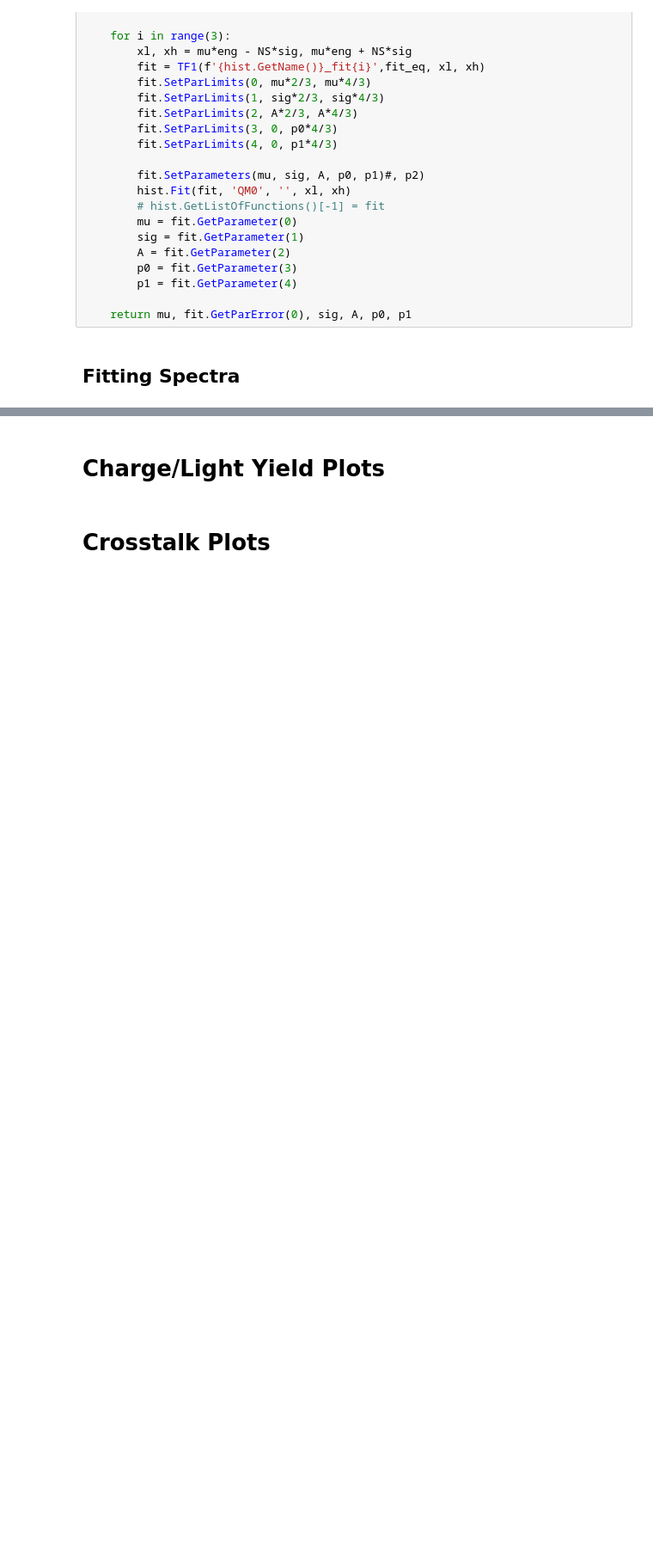
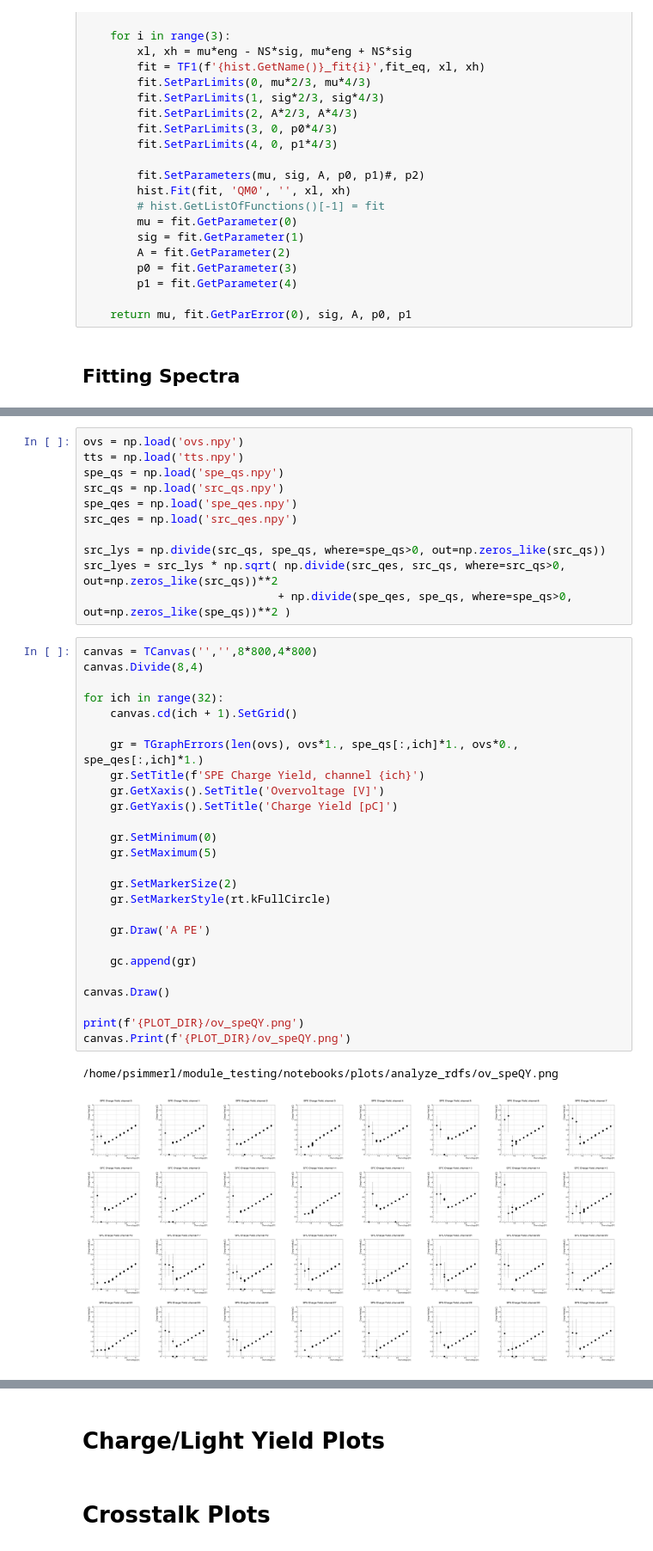
Before and after one commit to psimmerl/module_testing, a Jupyter notebook: notebooks/analyze_rdfs.ipynb, the cells around one changed output, grey strips where cells are left out. Shown at 86% size. Saved outputs shown, nothing was run; the diff lists cells and outputs as text; blank space fills up the shorter version.

Commit message:
updates with sensor module class

```diff
--- a/notebooks/analyze_rdfs.ipynb
+++ b/notebooks/analyze_rdfs.ipynb
@@ -683,0 +703,40 @@ plt.grid()
+# %%
+ovs = np.load('ovs.npy')
+tts = np.load('tts.npy')
+spe_qs = np.load('spe_qs.npy')
+src_qs = np.load('src_qs.npy')
+spe_qes = np.load('spe_qes.npy')
+src_qes = np.load('src_qes.npy')
+
+src_lys = np.divide(src_qs, spe_qs, where=spe_qs>0, out=np.zeros_like(src_qs))
+src_lyes = src_lys * np.sqrt( np.divide(src_qes, src_qs, where=src_qs>0, out=np.zeros_like(src_qs))**2
+                             + np.divide(spe_qes, spe_qs, where=spe_qs>0, out=np.zeros_like(spe_qs))**2 )
+# %%
+canvas = TCanvas('','',8*800,4*800)
+canvas.Divide(8,4)
+
+for ich in range(32):
+    canvas.cd(ich + 1).SetGrid()
+
+    gr = TGraphErrors(len(ovs), ovs*1., spe_qs[:,ich]*1., ovs*0., spe_qes[:,ich]*1.)
+    gr.SetTitle(f'SPE Charge Yield, channel {ich}')
+    gr.GetXaxis().SetTitle('Overvoltage [V]')
+    gr.GetYaxis().SetTitle('Charge Yield [pC]')
+
+    gr.SetMinimum(0)
+    gr.SetMaximum(5)
+
+    gr.SetMarkerSize(2)
+    gr.SetMarkerStyle(rt.kFullCircle)
+
+    gr.Draw('A PE')
+
+    gc.append(gr)
+
+canvas.Draw()
+
+print(f'{PLOT_DIR}/ov_speQY.png')
+canvas.Print(f'{PLOT_DIR}/ov_speQY.png')
+# %% [output]
+/home/psimmerl/module_testing/notebooks/plots/analyze_rdfs/ov_speQY.png
+[figure, added]
```
Also changed, not shown: parts of 12 cells of this notebook, 10 other files.
